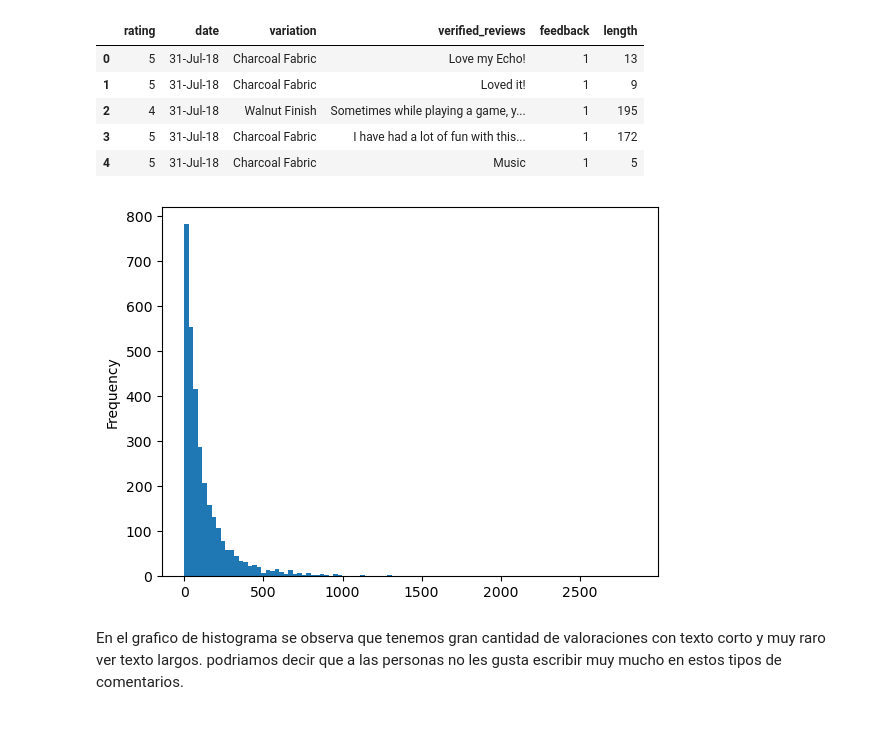
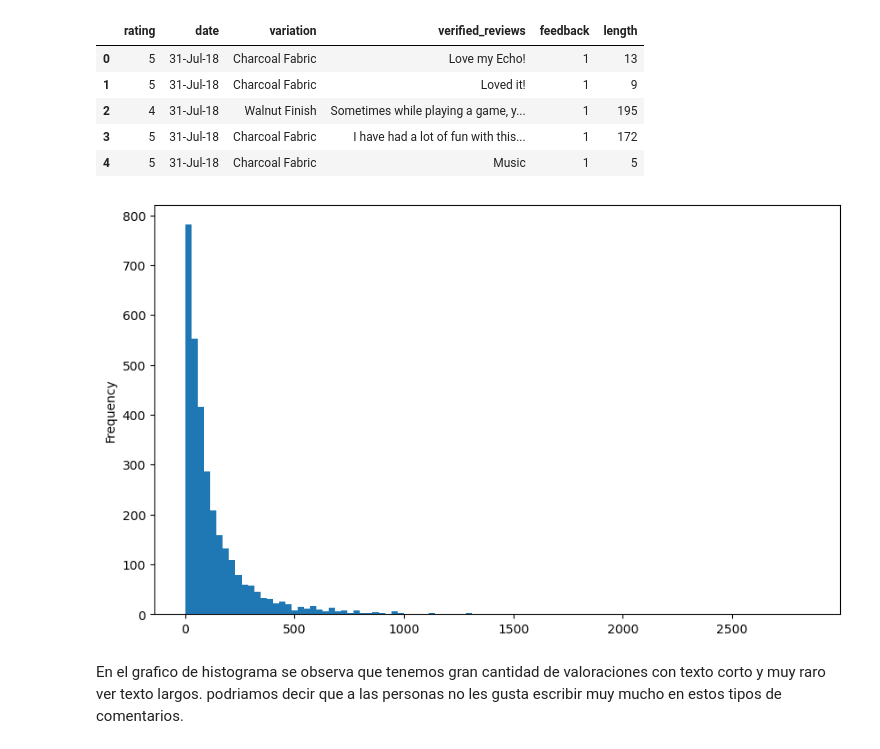
Before and after one commit to david-21fi/AmazonAlexa, a Jupyter notebook: Notebooks/analisis_exploratorio.ipynb, the cells around one changed output. Saved outputs shown, nothing was run; the diff lists cells and outputs as text; code cells hidden in the pictures.

```diff
--- a/Notebooks/analisis_exploratorio.ipynb
+++ b/Notebooks/analisis_exploratorio.ipynb
@@ -117,10 +106,10 @@ data.head()
 | 3 | 5 | 31-Jul-18 | Charcoal Fabric | I have had a lot of fun with this... | 1 | 172 |
 | 4 | 5 | 31-Jul-18 | Charcoal Fabric | Music | 1 | 5 |
 # %%
-data.length.plot(bins=100,kind='hist')
+data.length.plot(bins=100,kind='hist',figsize=(10,6))
 plt.show()
 # %% [output]
-[figure, old version]
+[figure, new version]
 # %% [markdown]
 En el grafico de histograma se observa que tenemos gran cantidad de valoraciones con texto corto y muy raro ver texto largos. podriamos decir que a las personas no les gusta escribir muy mucho en estos tipos de comentarios.
 # %%
```
Also changed, not shown: parts of 11 cells of this notebook, 1 other file.
